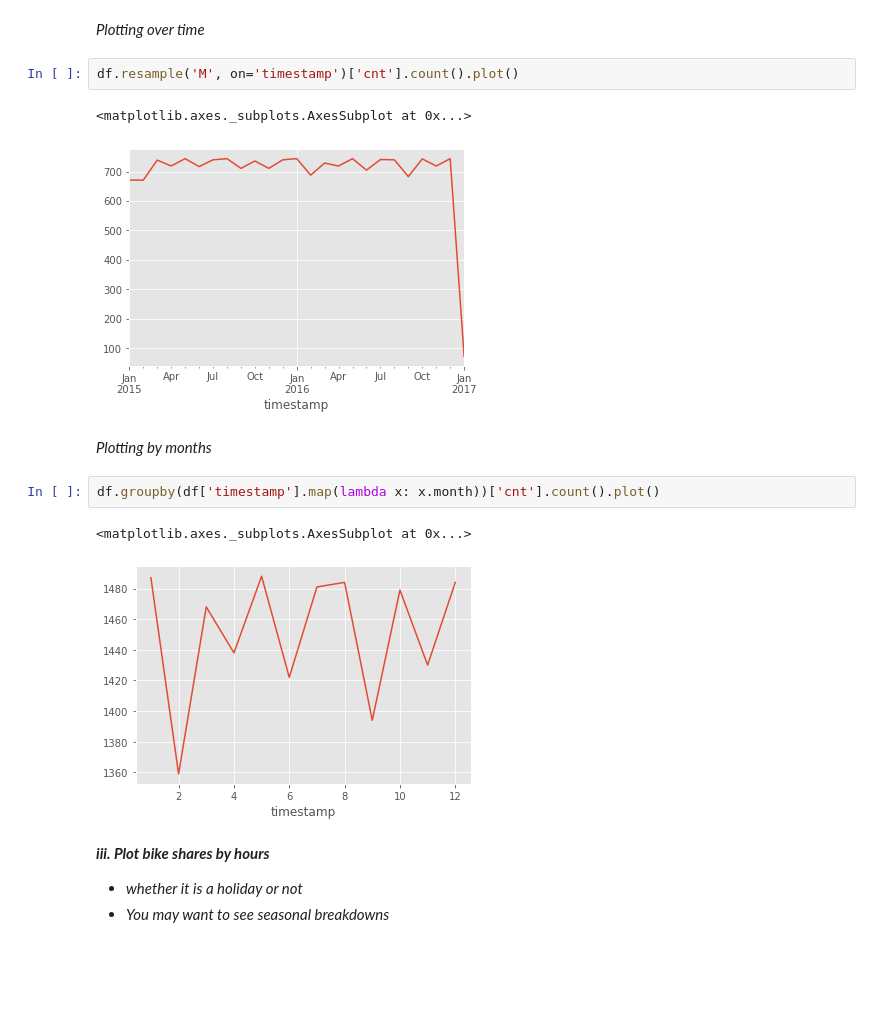
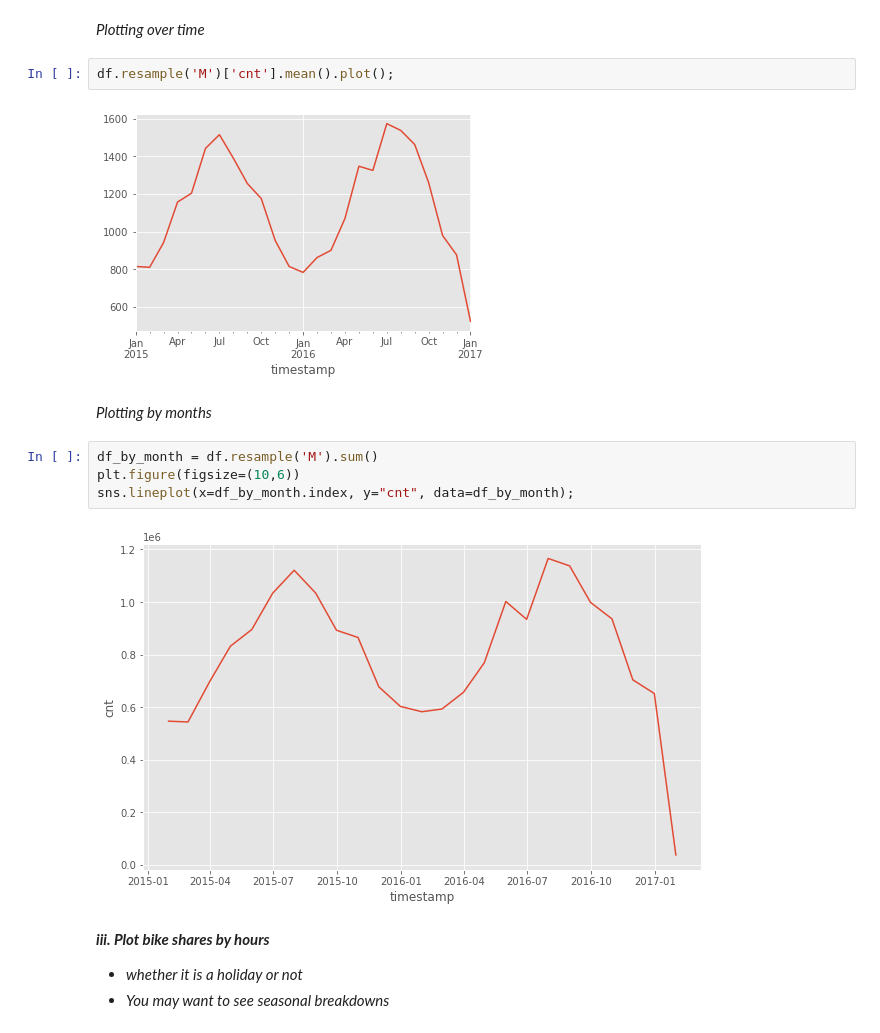
Before and after one commit to smeteo/Data_Science_and_Machine_Learning, a Jupyter notebook: 8._Capstone_Projects/Project_3_Demand_Prediction/Demand_Prediction_Capstone_3.ipynb, the cells around one changed output. Cells and saved outputs as stored; diff of their text form; blank space fills up the shorter version.

```diff
--- a/8._Capstone_Projects/Project_3_Demand_Prediction/Demand_Prediction_Capstone_3.ipynb
+++ b/8._Capstone_Projects/Project_3_Demand_Prediction/Demand_Prediction_Capstone_3.ipynb
@@ -232,17 +242,17 @@ series.drop('season',axis=1).hist(figsize=(14,8));
 # %% [markdown]
 _Plotting over time_
 # %%
-df.resample('M', on='timestamp')['cnt'].count().plot()
+df.resample('M')['cnt'].mean().plot();
 # %% [output]
-<matplotlib.axes._subplots.AxesSubplot at 0x...>
-[figure, old version]
+[figure, new version]
 # %% [markdown]
 _Plotting by months_
-# %%
-df.groupby(df['timestamp'].map(lambda x: x.month))['cnt'].count().plot()
-# %% [output]
-<matplotlib.axes._subplots.AxesSubplot at 0x...>
-[figure, removed]
+# %%
+df_by_month = df.resample('M').sum()
+plt.figure(figsize=(10,6))
+sns.lineplot(x=df_by_month.index, y="cnt", data=df_by_month);
+# %% [output]
+[figure, added]
 # %% [markdown]
 ***iii. Plot bike shares by hours***
 - *whether it is a holiday or not*
```
Also changed, not shown: parts of 9 cells of this notebook.
